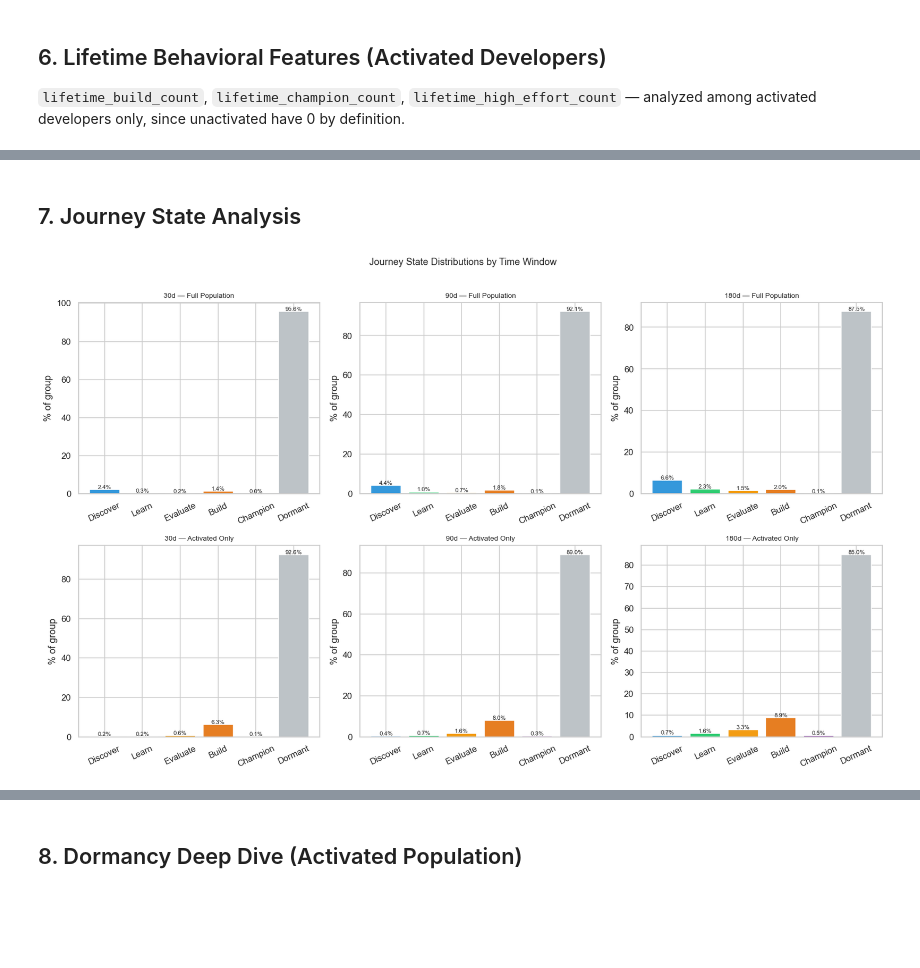
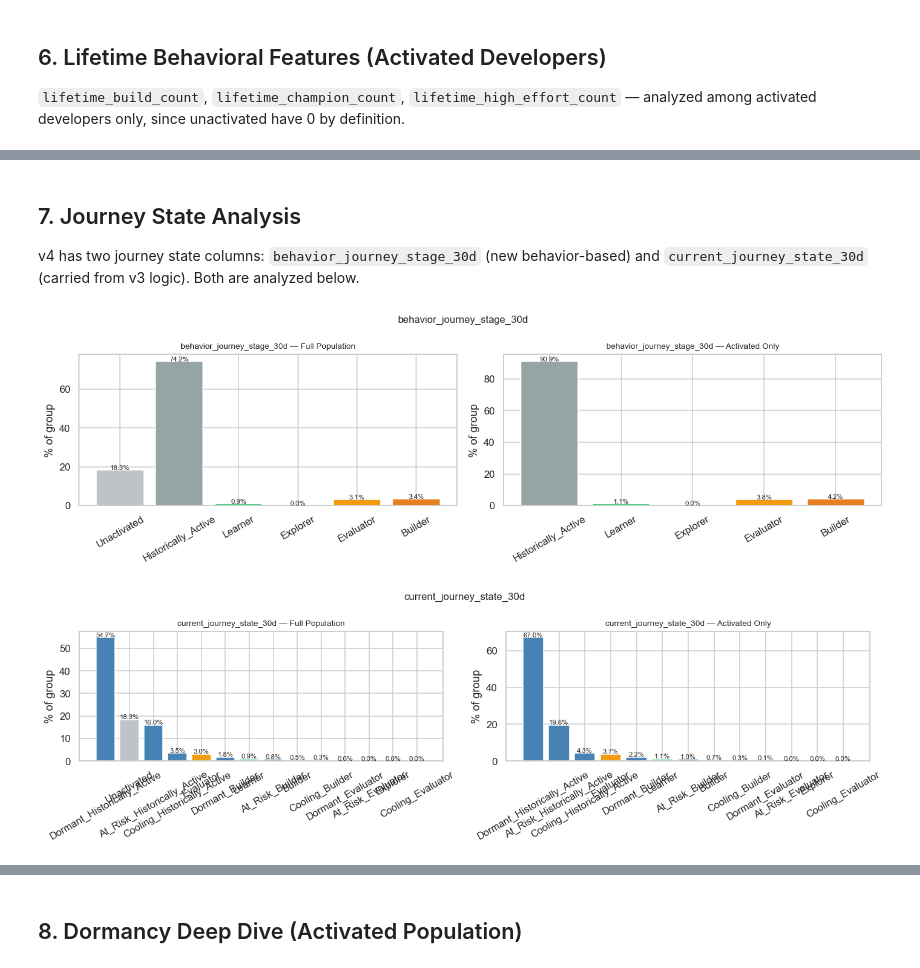
Before and after one commit to WBDoran/Spring2026_IndustryProject, a Jupyter notebook: Feature_EDA.ipynb, the cells around one changed output, grey strips where cells are left out. Drawn from its saved outputs; the diff is of its cells as text; code cells hidden in the pictures; blank space fills up the shorter version.

```diff
--- a/Feature_EDA.ipynb
+++ b/Feature_EDA.ipynb
@@ -20,7 +22,7 @@ pd.set_option('display.float_format', '{:,.2f}'.format)
 sns.set_theme(style='whitegrid', palette='muted')
 plt.rcParams['figure.dpi'] = 110
 
-T = 'dev_profile_final_v3'
+T = 'dev_profile_final_v4'
 con = duckdb.connect('developer_project.duckdb', read_only=True)
 
 schema = con.execute(f'DESCRIBE {T}').fetchdf()
@@ -225,7 +338,12 @@ Mixed persona flag=1: 1,178,828 (12.6%) developers scored in multiple personas
 ## 4. Activity Counts — Zero vs Non-Zero
 Most developers have zero recent activity. We show the zero/non-zero split first, then the distribution within the non-zero group.
 # %%
-count_cols = ['activity_count_30d', 'activity_count_90d', 'activity_count_180d', 'lifetime_activity_count']
+# v4 uses non-overlapping windows: 0_30d, 30_90d, 90_180d
+count_cols = [c for c in [
+    'activity_count_0_30d', 'activity_count_30_90d', 'activity_count_90_180d', 'lifetime_activity_count'
+] if c in all_cols]
+
+print('Activity count columns found:', count_cols)
 
 # % with any activity per window
 any_activity = []
@@ -241,7 +359,8 @@ fig, ax = plt.subplots(figsize=(7, 4))
 bars = ax.bar(any_df['window'], any_df['pct_any_activity'], color='steelblue')
 ax.set_ylabel('% of developers with any activity')
 ax.set_title('Activity Coverage by Time Window')
-ax.axhline(n_activated/total*100, color='green', linestyle='--', linewidth=1, label=f'Activated population ({n_activated/total*100:.1f}%)')
+ax.axhline(n_activated/total*100, color='green', linestyle='--', linewidth=1,
+           label=f'Activated population ({n_activated/total*100:.1f}%)')
 ax.legend()
 for bar, (_, row) in zip(bars, any_df.iterrows()):
     ax.text(bar.get_x() + bar.get_width()/2, bar.get_height() + 0.3,
@@ -413,42 +599,55 @@ plt.show()
 # %% [markdown]
 ## 7. Journey State Analysis
+v4 has two journey state columns: `behavior_journey_stage_30d` (new behavior-based) and `current_journey_state_30d` (carried from v3 logic). Both are analyzed below.
 # %%
-journey_cols = ['current_journey_state_30d', 'recent_journey_state_90d', 'historical_journey_state_180d']
-state_order = ['Discover', 'Learn', 'Evaluate', 'Build', 'Champion', 'Dormant']
+# v4 journey state columns — use whichever exist
+behavior_col = 'behavior_journey_stage_30d'
+legacy_col   = 'current_journey_state_30d'
+journey_cols = [c for c in [behavior_col, legacy_col] if c in all_cols]
 
-fig, axes = plt.subplots(2, 3, figsize=(15, 9))
+# New stage order for behavior_journey_stage_30d
+behavior_order = ['Unactivated', 'Historically_Active', 'Learner', 'Explorer',
+                  'Evaluator', 'Builder', 'Champion']
+legacy_order   = ['Discover', 'Learn', 'Evaluate', 'Build', 'Champion', 'Dormant']
 
-for i, col in enumerate(journey_cols):
-    label = col.replace('current_journey_state_','').replace('recent_journey_state_','').replace('historical_journey_state_','')
+state_colors = {
+    'Unactivated': '#bdc3c7', 'Historically_Active': '#95a5a6',
+    'Learner': '#2ecc71',     'Explorer': '#27ae60',
+    'Evaluator': '#f39c12',   'Builder': '#e67e22',
+    'Champion': '#9b59b6',    'Dormant': '#e74c3c',
+    'Discover': '#3498db',    'Learn': '#2ecc71',
+    'Evaluate': '#f39c12',    'Build': '#e67e22',
+}
 
-    for j, (pop_filter, pop_label, n_pop) in enumerate([
-        ('1=1', 'Full Population', total),
-        ('is_activated = 1', 'Activated Only', n_activated)
+for col in journey_cols:
+    s_order = behavior_order if col == behavior_col else legacy_order
+    fig, axes = plt.subplots(1, 2, figsize=(13, 4))
+
+    for ax, (pop_filter, pop_label) in zip(axes, [
+        ('1=1', 'Full Population'),
+        ('is_activated = 1', 'Activated Only'),
     ]):
-        ax = axes[j][i]
         vc = con.execute(f"""
             SELECT {col} AS state, COUNT(*) AS developers,
                    ROUND(COUNT(*)*100.0/SUM(COUNT(*)) OVER(), 1) AS pct
             FROM {T} WHERE {pop_filter}
             GROUP BY 1 ORDER BY 2 DESC
         """).fetchdf()
-        # Sort by state order
-        vc['sort'] = vc['state'].map({s: i for i, s in enumerate(state_order)}).fillna(99)
+        vc['sort'] = vc['state'].map({s: i for i, s in enumerate(s_order)}).fillna(99)
         vc = vc.sort_values('sort')
-        state_colors = {'Discover':'#3498db','Learn':'#2ecc71','Evaluate':'#f39c12',
-                        'Build':'#e67e22','Champion':'#9b59b6','Dormant':'#bdc3c7'}
-        bar_colors = [state_colors.get(s, 'steelblue') for s in vc['state']]
-        bars = ax.bar(vc['state'], vc['pct'], color=bar_colors)
-        ax.set_title(f'{label} — {pop_label}', fontsize=9)
+        bars = ax.bar(vc['state'], vc['pct'],
+                      color=[state_colors.get(s, 'steelblue') for s in vc['state']])
+        ax.set_title(f'{col} — {pop_label}', fontsize=9)
         ax.set_ylabel('% of group')
-        ax.tick_params(axis='x', rotation=25)
+        ax.tick_params(axis='x', rotation=30)
         for bar, (_, row) in zip(bars, vc.iterrows()):
             ax.text(bar.get_x() + bar.get_width()/2, bar.get_height() + 0.3,
                     f"{row['pct']:.1f}%", ha='center', fontsize=7.5)
 
-plt.suptitle('Journey State Distributions by Time Window', fontsize=12, y=1.01)
-plt.tight_layout()
-plt.show()
+    plt.suptitle(col, fontsize=11)
+    plt.tight_layout()
+    plt.show()
 # %% [output]
-[figure, old version]
+[figure, new version]
+[figure, added]
 # %%
```
Also changed, not shown: parts of 25 cells of this notebook.
